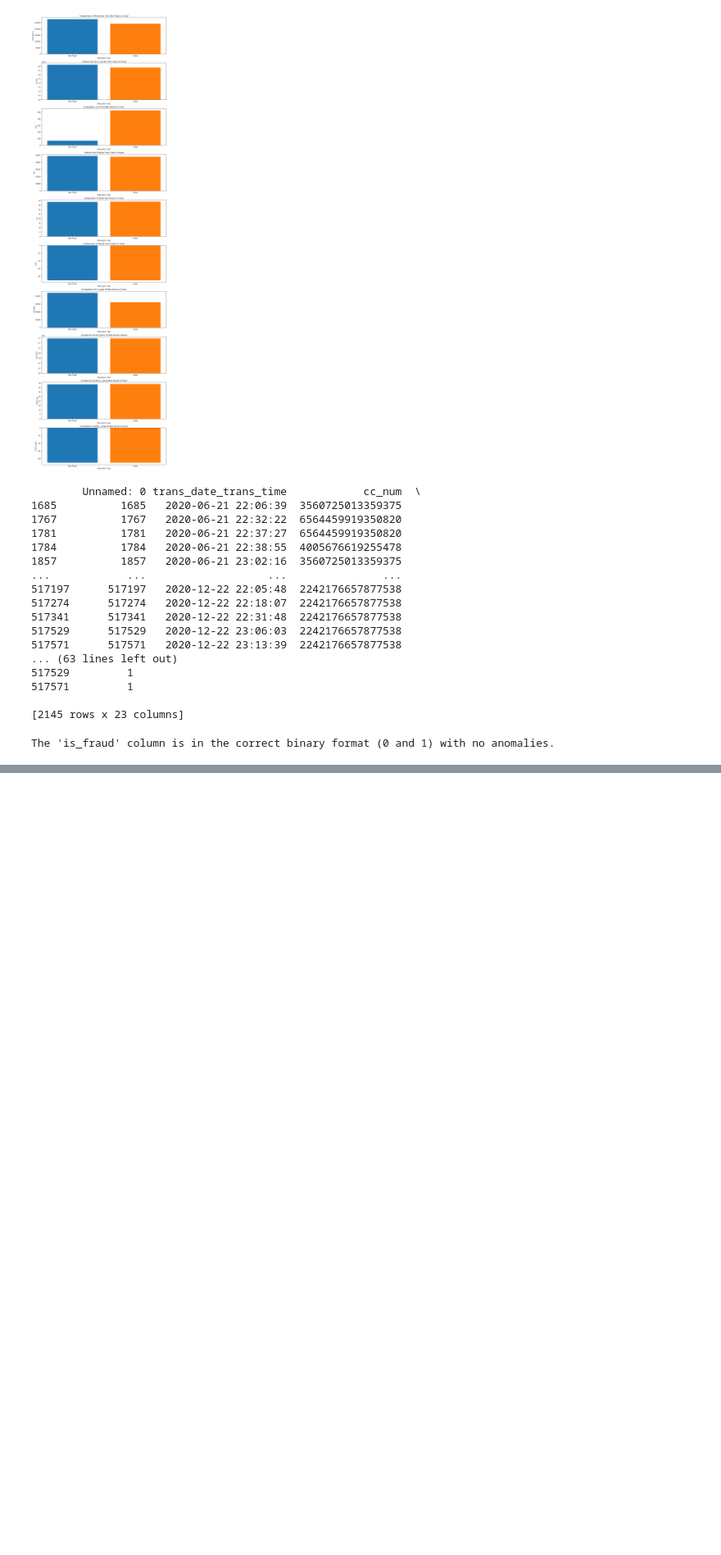
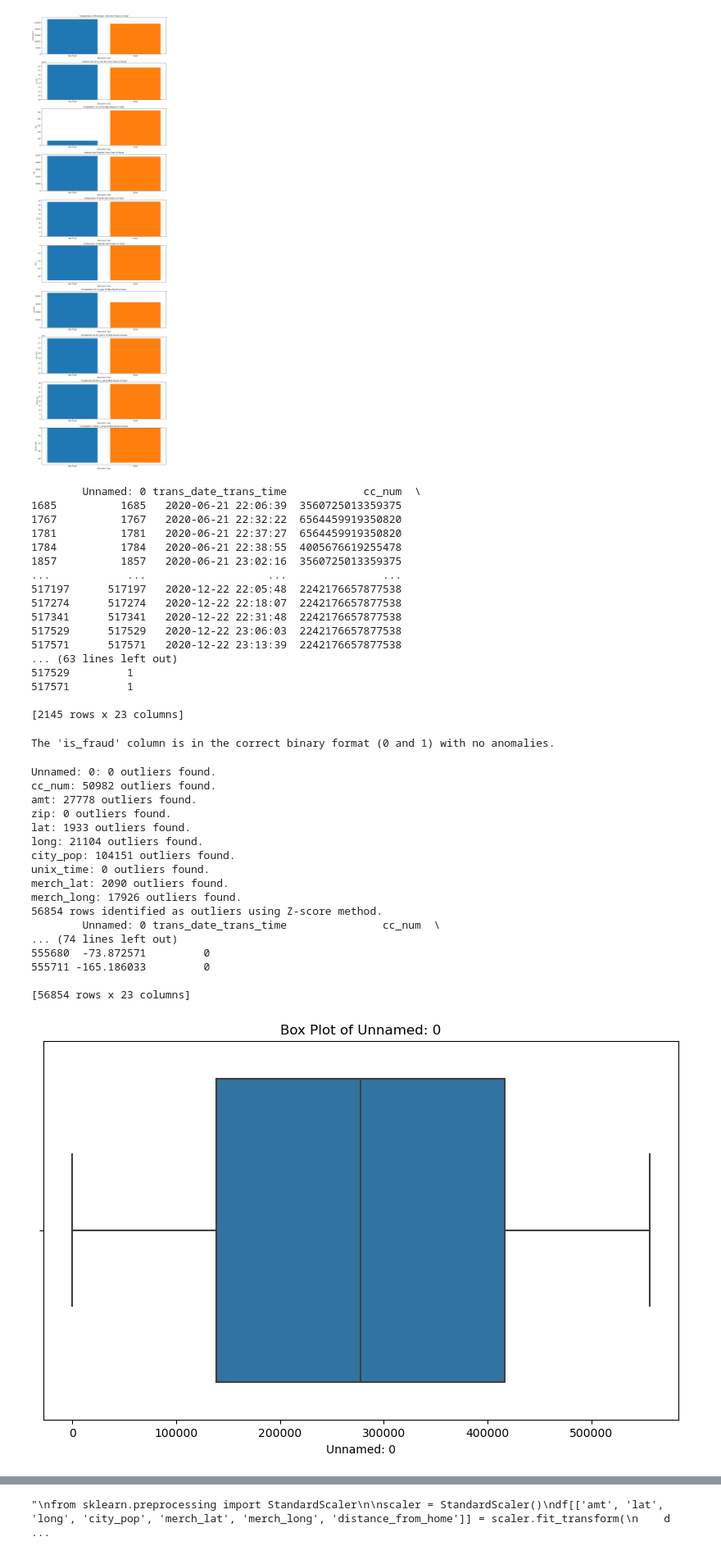
Before and after one commit to asiaexperiments/IEEE-CIS-Fraud-Detection, a Jupyter notebook: FraudDetectors.ipynb, the cells around one changed output, grey strips where cells are left out. Shown at 82% size. Saved outputs shown, nothing was run; the diff lists cells and outputs as text; code cells hidden in the pictures; blank space fills up the shorter version.

```diff
--- a/FraudDetectors.ipynb
+++ b/FraudDetectors.ipynb
@@ -219,11 +219,7 @@ else:
 # %% [output]
 The 'is_fraud' column is in the correct binary format (0 and 1) with no anomalies.
 # %%
-#drop columns
-#df.drop(columns=['Unnamed: 0', 'first', 'last', 'trans_num', 'street'], inplace=True)
-
-#checking for outliers
-'''
+#checking for outliers using iqr
 def find_outliers_iqr(data, column):
     Q1 = data[column].quantile(0.25)
     Q3 = data[column].quantile(0.75)
@@ -237,61 +233,57 @@ numerical_columns = df.select_dtypes(include=['float64', 'int64']).columns
 outliers_dict = {}
 
 for col in numerical_columns:
-    if col != 'is_fraud':  # Skip the target column
+    if col != 'is_fraud':  #skip the target column
         outliers = find_outliers_iqr(df, col)
         outliers_dict[col] = outliers
         print(f"{col}: {len(outliers)} outliers found.")
 
-# If no outliers are found:
+#no outliers are found:
 if all(len(outliers_dict[col]) == 0 for col in numerical_columns if col != 'is_fraud'):
     print("No outliers found in the numerical columns.")
 
+#using zscore to find outliers
 from scipy.stats import zscore
 
 z_scores = df[numerical_columns].apply(zscore)
 outliers_z = (z_scores.abs() > 3).any(axis=1)
 outlier_rows = df[outliers_z]
 
 if outlier_rows.empty:
     print("No outliers found using Z-score method.")
 else:
     print(f"{len(outlier_rows)} rows identified as outliers using Z-score method.")
     print(outlier_rows)
 
 import seaborn as sns
 import matplotlib.pyplot as plt
 
 for col in numerical_columns:
     if col != 'is_fraud':  # Skip the target column
         plt.figure(figsize=(10, 6))
         sns.boxplot(x=df[col])
         plt.title(f"Box Plot of {col}")
         plt.show()
 
 categorical_columns = df.select_dtypes(include=['object']).columns
 for col in categorical_columns:
     print(f"Unique values in {col}:\n{df[col].value_counts()}\n")
-
-'''
-
-#scale numerical features
-
-#encode categorical features
-'''
-# Example with One-Hot Encoding for gender
-df = pd.get_dummies(df, columns=['gender'], drop_first=True)
-
-# Example with Label Encoding for category
-from sklearn.preprocessing import LabelEncoder
-df['category_encoded'] = LabelEncoder().fit_transform(df['category'])
-'''
-'''
-from sklearn.preprocessing import StandardScaler
-
-scaler = StandardScaler()
-df[['amt', 'lat', 'long', 'city_pop', 'merch_lat', 'merch_long', 'distance_from_home']] = scaler.fit_transform(
-    df[['amt', 'lat', 'long', 'city_pop', 'merch_lat', 'merch_long', 'distance_from_home']]
-)
-'''
-
- #Calculate the distance between lat/long and merch_lat/merch_long?
+# %% [output]
+Unnamed: 0: 0 outliers found.
+cc_num: 50982 outliers found.
+amt: 27778 outliers found.
+zip: 0 outliers found.
+lat: 1933 outliers found.
+long: 21104 outliers found.
+city_pop: 104151 outliers found.
+unix_time: 0 outliers found.
+merch_lat: 2090 outliers found.
+merch_long: 17926 outliers found.
+56854 rows identified as outliers using Z-score method.
+        Unnamed: 0 trans_date_trans_time               cc_num  \
+... (74 lines left out)
+555680  -73.872571         0
+555711 -165.186033         0
+
+[56854 rows x 23 columns]
+[figure, added]
@@ -297,0 +316 @@ df[['amt', 'lat', 'long', 'city_pop', 'merch_lat', 'merch_long', 'distance_from_
+"\nfrom sklearn.preprocessing import StandardScaler\n\nscaler = StandardScaler()\ndf[['amt', 'lat', 'long', 'city_pop', 'merch_lat', 'merch_long', 'distance_from_home']] = scaler.fit_transform(\n    d ...
```
Also changed, not shown: parts of 3 cells of this notebook.
